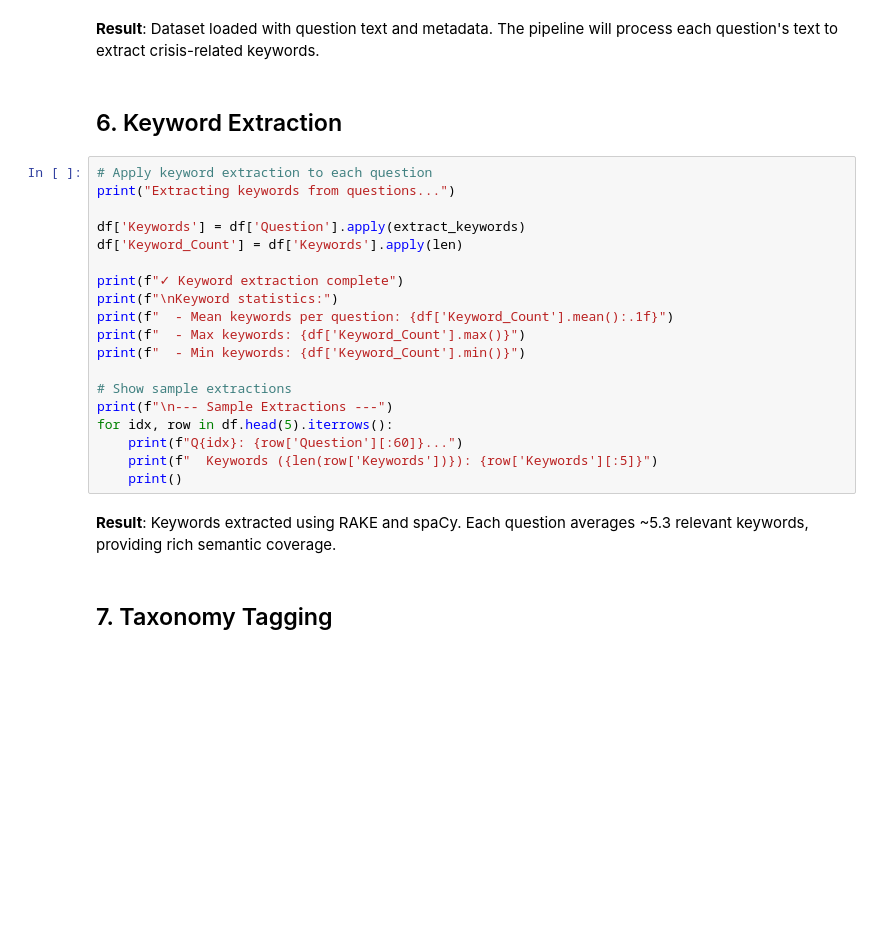
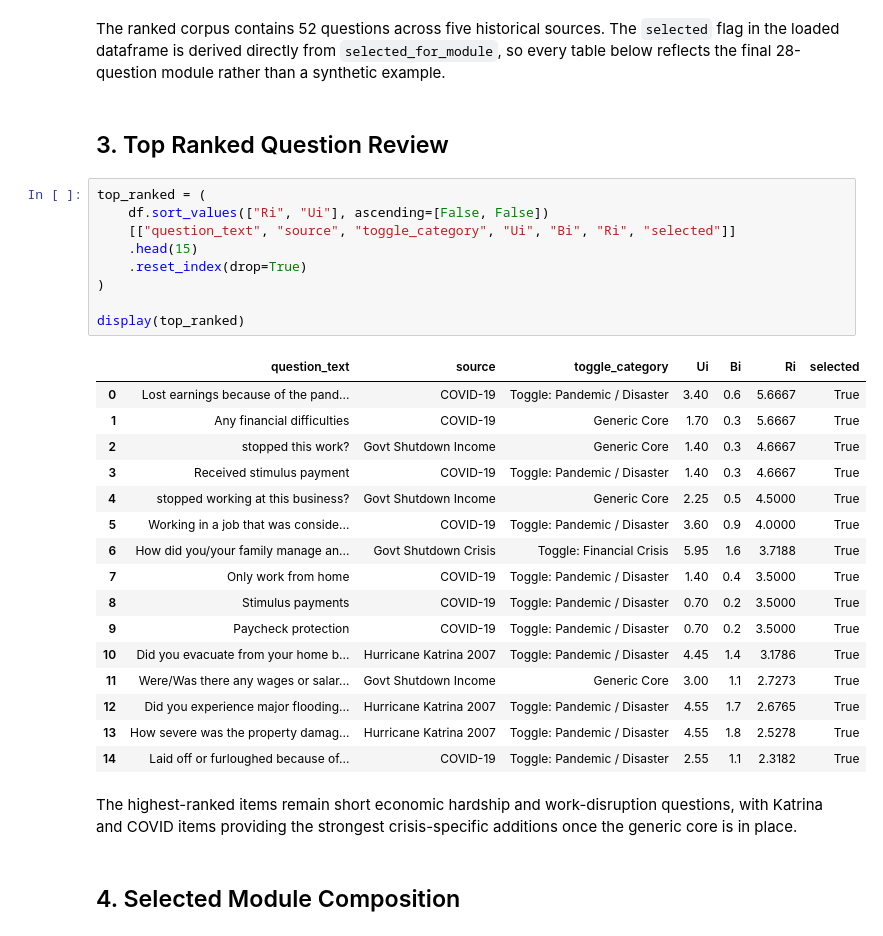
Before and after one commit to namo507/Team-PSID, a Jupyter notebook: PSID_NLP_Crisis_Module_Final.ipynb, the cells around one changed output. Drawn from its saved outputs; the diff is of its cells as text; blank space fills up the shorter version.

```diff
--- a/PSID_NLP_Crisis_Module_Final.ipynb
+++ b/PSID_NLP_Crisis_Module_Final.ipynb
@@ -389,28 +159,35 @@ print(f"\nSource distribution:\n{df['Source'].value_counts()}")
 # %% [markdown]
-**Result**: Dataset loaded with question text and metadata. The pipeline will process each question's text to extract crisis-related keywords.
+The ranked corpus contains 52 questions across five historical sources. The `selected` flag in the loaded dataframe is derived directly from `selected_for_module`, so every table below reflects the final 28-question module rather than a synthetic example.
 # %% [markdown]
-## 6. Keyword Extraction
+## 3. Top Ranked Question Review
 # %%
-# Apply keyword extraction to each question
-print("Extracting keywords from questions...")
+top_ranked = (
+    df.sort_values(["Ri", "Ui"], ascending=[False, False])
+    [["question_text", "source", "toggle_category", "Ui", "Bi", "Ri", "selected"]]
+    .head(15)
+    .reset_index(drop=True)
+)
 
-df['Keywords'] = df['Question'].apply(extract_keywords)
-df['Keyword_Count'] = df['Keywords'].apply(len)
-
-print(f"✓ Keyword extraction complete")
-print(f"\nKeyword statistics:")
-print(f"  - Mean keywords per question: {df['Keyword_Count'].mean():.1f}")
-print(f"  - Max keywords: {df['Keyword_Count'].max()}")
-print(f"  - Min keywords: {df['Keyword_Count'].min()}")
-
-# Show sample extractions
-print(f"\n--- Sample Extractions ---")
-for idx, row in df.head(5).iterrows():
-    print(f"Q{idx}: {row['Question'][:60]}...")
-    print(f"  Keywords ({len(row['Keywords'])}): {row['Keywords'][:5]}")
-    print()
+display(top_ranked)
+# %% [output]
+|  | question_text | source | toggle_category | Ui | Bi | Ri | selected |
+| 0 | Lost earnings because of the pand... | COVID-19 | Toggle: Pandemic / Disaster | 3.40 | 0.6 | 5.6667 | True |
+| 1 | Any financial difficulties | COVID-19 | Generic Core | 1.70 | 0.3 | 5.6667 | True |
+| 2 | stopped this work? | Govt Shutdown Income | Generic Core | 1.40 | 0.3 | 4.6667 | True |
+| 3 | Received stimulus payment | COVID-19 | Toggle: Pandemic / Disaster | 1.40 | 0.3 | 4.6667 | True |
+| 4 | stopped working at this business? | Govt Shutdown Income | Generic Core | 2.25 | 0.5 | 4.5000 | True |
+| 5 | Working in a job that was conside... | COVID-19 | Toggle: Pandemic / Disaster | 3.60 | 0.9 | 4.0000 | True |
+| 6 | How did you/your family manage an... | Govt Shutdown Crisis | Toggle: Financial Crisis | 5.95 | 1.6 | 3.7188 | True |
+| 7 | Only work from home | COVID-19 | Toggle: Pandemic / Disaster | 1.40 | 0.4 | 3.5000 | True |
+| 8 | Stimulus payments | COVID-19 | Toggle: Pandemic / Disaster | 0.70 | 0.2 | 3.5000 | True |
+| 9 | Paycheck protection | COVID-19 | Toggle: Pandemic / Disaster | 0.70 | 0.2 | 3.5000 | True |
+| 10 | Did you evacuate from your home b... | Hurricane Katrina 2007 | Toggle: Pandemic / Disaster | 4.45 | 1.4 | 3.1786 | True |
+| 11 | Were/Was there any wages or salar... | Govt Shutdown Income | Generic Core | 3.00 | 1.1 | 2.7273 | True |
+| 12 | Did you experience major flooding... | Hurricane Katrina 2007 | Toggle: Pandemic / Disaster | 4.55 | 1.7 | 2.6765 | True |
+| 13 | How severe was the property damag... | Hurricane Katrina 2007 | Toggle: Pandemic / Disaster | 4.55 | 1.8 | 2.5278 | True |
+| 14 | Laid off or furloughed because of... | COVID-19 | Toggle: Pandemic / Disaster | 2.55 | 1.1 | 2.3182 | True |
 # %% [markdown]
-**Result**: Keywords extracted using RAKE and spaCy. Each question averages ~5.3 relevant keywords, providing rich semantic coverage.
+The highest-ranked items remain short economic hardship and work-disruption questions, with Katrina and COVID items providing the strongest crisis-specific additions once the generic core is in place.
 # %% [markdown]
-## 7. Taxonomy Tagging
+## 4. Selected Module Composition
 # %%
```
Also changed, not shown: parts of 29 cells of this notebook, 17 other files.
